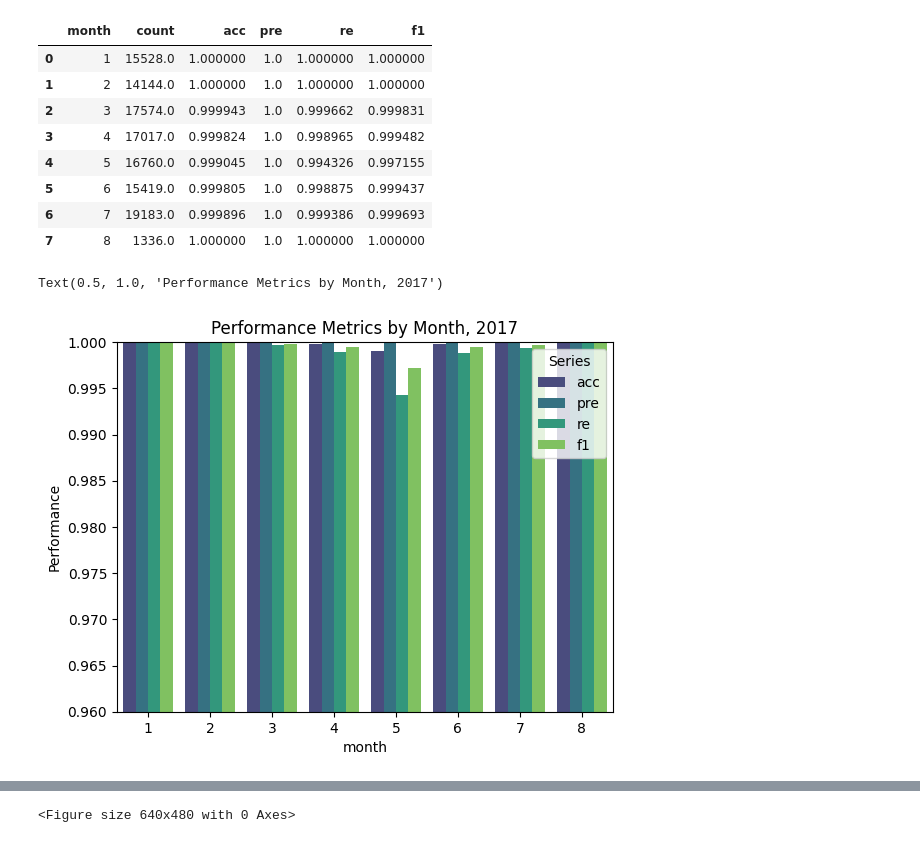
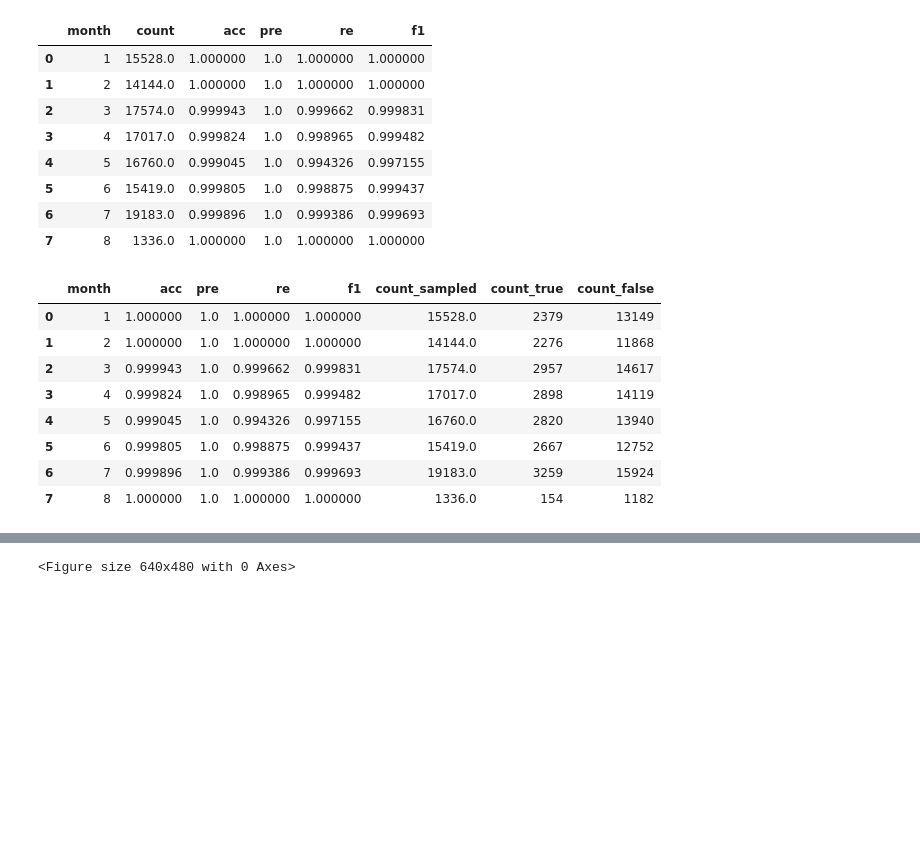
Before and after one commit to York-Solutions-B2E/jenny-huang-aml-capstone, a Jupyter notebook: model_eval.ipynb, the cells around one changed output, grey strips where cells are left out. Drawn from its saved outputs; the diff is of its cells as text; code cells hidden in the pictures; blank space fills up the shorter version.

```diff
--- a/model_eval.ipynb
+++ b/model_eval.ipynb
@@ -100,8 +98,24 @@ df_melted = pd.melt(stats_df.drop('count', axis =1), id_vars=['month'], var_name
-# %%
-sns.barplot(x='month', y='Values', hue='Series', data=df_melted, palette='viridis')
-plt.ylim(0.96, 1.0)
-plt.ylabel("Performance")
-plt.title("Performance Metrics by Month, 2017")
-# %% [output]
-Text(0.5, 1.0, 'Performance Metrics by Month, 2017')
-[figure, removed]
+# %%
+stats_df['count_sampled'] = stats_df['count']
+stats_df['count_true'] = 0
+stats_df['count_false'] = 0
+# %%
+for i in range(1,9):
+    df = pd.read_csv(f'validation_data/kf_test_{i}17.csv')
+    test1, test2 = train_test_split(df, test_size = 0.5, random_state = 15) #only use half the data from each
+
+    t, f = test1['is_addtocart'].value_counts()[1], test1['is_addtocart'].value_counts()[0]
+    stats_df.loc[i-1, 'count_true'] = t
+    stats_df.loc[i-1,'count_false'] = f
+# %%
+stats_df
+# %% [output]
+|  | month | acc | pre | re | f1 | count_sampled | count_true | count_false |
+| 0 | 1 | 1.000000 | 1.0 | 1.000000 | 1.000000 | 15528.0 | 2379 | 13149 |
+| 1 | 2 | 1.000000 | 1.0 | 1.000000 | 1.000000 | 14144.0 | 2276 | 11868 |
+| 2 | 3 | 0.999943 | 1.0 | 0.999662 | 0.999831 | 17574.0 | 2957 | 14617 |
+| 3 | 4 | 0.999824 | 1.0 | 0.998965 | 0.999482 | 17017.0 | 2898 | 14119 |
+| 4 | 5 | 0.999045 | 1.0 | 0.994326 | 0.997155 | 16760.0 | 2820 | 13940 |
+| 5 | 6 | 0.999805 | 1.0 | 0.998875 | 0.999437 | 15419.0 | 2667 | 12752 |
+| 6 | 7 | 0.999896 | 1.0 | 0.999386 | 0.999693 | 19183.0 | 3259 | 15924 |
+| 7 | 8 | 1.000000 | 1.0 | 1.000000 | 1.000000 | 1336.0 | 154 | 1182 |
```
Also changed, not shown: parts of 4 cells of this notebook, 1 other file.
